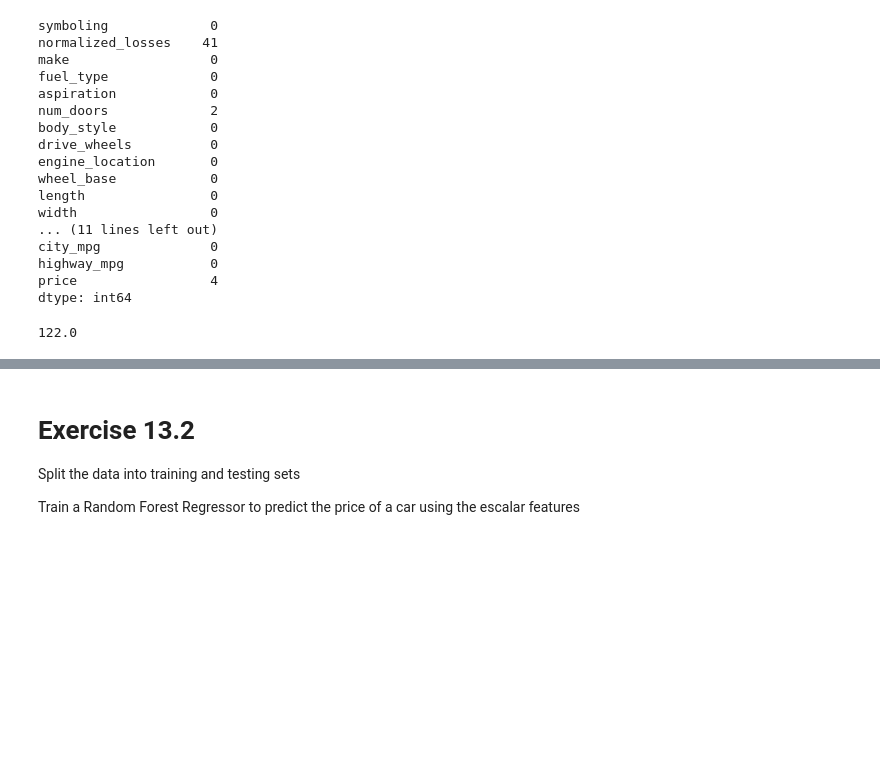
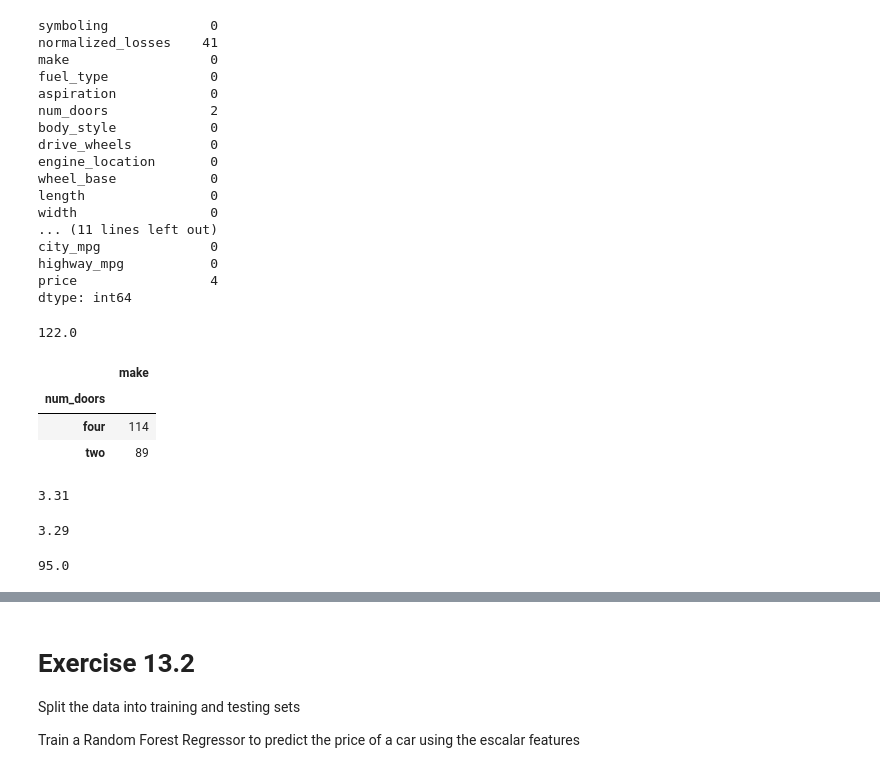
Before and after one commit to darestrepov/intro_to_machine_learning, a Jupyter notebook: E13-CategoricalEncoding-[DiegoRestrepo].ipynb, the cells around one changed output, grey strips where cells are left out. Cells and saved outputs as stored; diff of their text form; code cells hidden in the pictures; blank space fills up the shorter version.

```diff
--- a/E13-CategoricalEncoding-[DiegoRestrepo].ipynb
+++ b/E13-CategoricalEncoding-[DiegoRestrepo].ipynb
@@ -84,7 +78,4 @@ city_mpg              0
 highway_mpg           0
 price                 4
 dtype: int64
-# %%
-# drop rows with any missing values
-df = df.num_doors.dropna()
 # %%
@@ -93,5 +84,5 @@ obj_esc.normalized_losses.mean()
 # %% [output]
 122.0
 # %%
-# fill missing values for Age with the median age
-obj_esc.normalized_losses.fillna(obj_esc.normalized_losses.median(), inplace=True)
+# fill missing values for normalized_losses with the median age
+df.normalized_losses.fillna(df.normalized_losses.median(), inplace=True)
@@ -100,0 +89,11 @@ obj_esc = obj_esc.dropna()
+# %%
+df.pivot_table(values='make', index=['num_doors'], aggfunc='count')
+# %% [output]
+|  | make |
+| num_doors |  |
+| four | 114 |
+| two | 89 |
+# %%
+df.bore.median()
+# %% [output]
+3.31
@@ -100,0 +103,4 @@ obj_esc = obj_esc.dropna()
+# %%
+df.stroke.median()
+# %% [output]
+3.29
@@ -100,0 +110,4 @@ obj_esc = obj_esc.dropna()
+# %%
+df.horsepower.median()
+# %% [output]
+95.0
```
Also changed, not shown: parts of 39 cells of this notebook.
